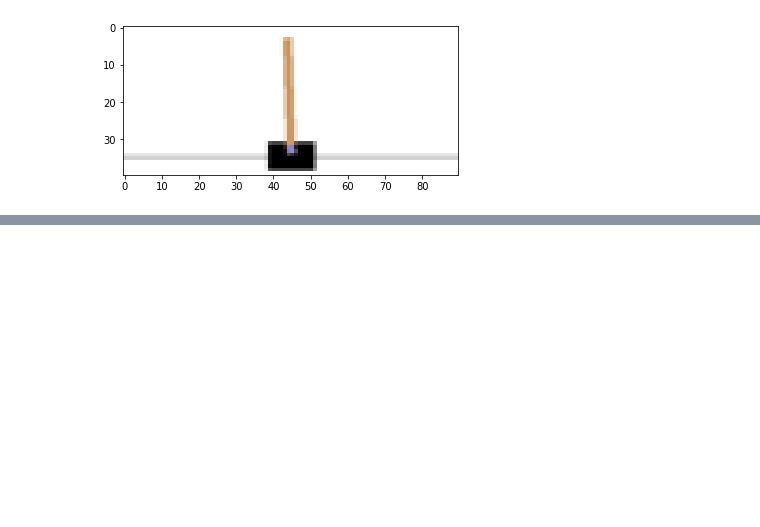
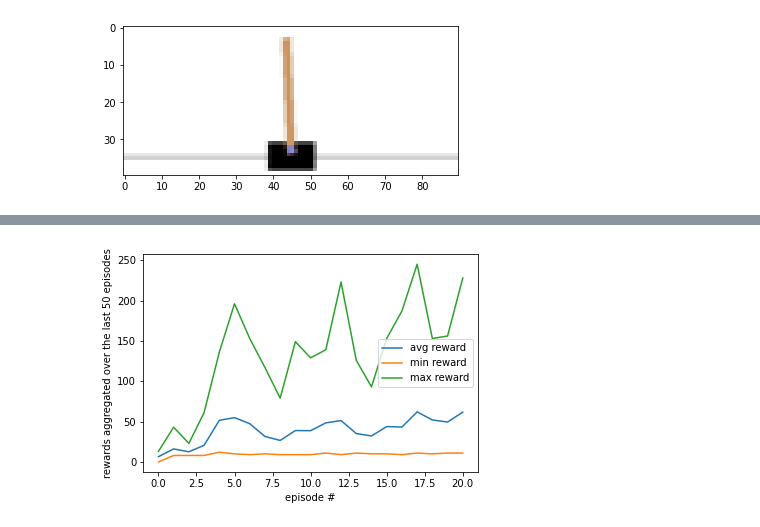
Before and after one commit to fireofearth/document, a Jupyter notebook: gym/pole-modify.ipynb, the cells around one changed output, grey strips where cells are left out. Cells and saved outputs as stored; diff of their text form; code cells hidden in the pictures; blank space fills up the shorter version.

```diff
--- a/gym/pole-modify.ipynb
+++ b/gym/pole-modify.ipynb
@@ -126,10 +136,10 @@ None
 # %% [output]
 [figure]
 # %%
-class DQN(nn.Module):
+class DQNet(nn.Module):
 
     def __init__(self, h, w, outputs):
-        super(DQN, self).__init__()
+        super(DQNet, self).__init__()
         self.conv1 = nn.Conv2d(3, 16, kernel_size=5, stride=2)
         self.bn1 = nn.BatchNorm2d(16)
         self.conv2 = nn.Conv2d(16, 32, kernel_size=5, stride=2)
@@ -148,7 +158,7 @@ class DQN(nn.Module):
 
     # Called with either one element to determine next action, or a batch
     # during optimization. Returns tensor([[left0exp,right0exp]...]).
-    def forward(self, x):
+    def forward(self, x, is_training=True):
         x = x.to(device)
         x = F.relu(self.bn1(self.conv1(x)))
         x = F.relu(self.bn2(self.conv2(x)))
@@ -369,9 +166,0 @@ Test the agent
-# %%
-env.reset()
-last_screen = get_screen()
-current_screen = get_screen()
-state = current_screen - last_screen
-plt.imshow(last_screen.cpu().squeeze(0).permute(1, 2, 0).numpy(),
-           interpolation='none')
-actions = []
-rewards  = []
@@ -441,0 +312,71 @@ tensor([1., 1., 1., 1., 1., 1., 1., 1., 1., 1., 1., 1., 1., 1., 1., 1., 1., 1.,
+# %%
+def imagedifference_train(env, config, device):
+    env.reset()
+    agent = ImageStateDQNAgent(env, config, device)
+    # Reward is 1 for every step taken, including the termination step
+    episode_rewards = [0]
+    avgs_reward = []
+    mins_reward = []
+    maxs_reward = []
+    for episode in range(1, config.episodes + 1):
+        # agent.writer.add_scalar('epsilon', agent.epsilon, episode)
+        env.reset()
+        is_done = False
+        episode_reward = 0
+        episode_losses = []
+        last_screen = agent.render(is_input=True)
+        curr_screen = agent.render(is_input=True)
+        curr_state = curr_screen - last_screen
+        while not is_done:
+            action = agent.select_action(curr_state)
+            _, reward, is_done, _ = env.step(action.item())
+            episode_reward += reward
+            last_screen = curr_screen
+            curr_screen = agent.render(is_input=True)
+            if is_done:
+                next_state = None
+            else:
+                next_state = curr_screen - last_screen
+            agent.update_replay_memory(
+                    curr_state,
+                    action,
+                    next_state,
+                    torch.tensor([reward], device=device),
+                    torch.tensor([is_done],dtype=torch.bool, device=device))
+            loss = agent.train(is_terminal_state=is_done)
+            if isinstance(loss, numbers.Number):
+                episode_losses.append(loss)
+            curr_state = next_state
+
+        episode_rewards.append(episode_reward)
+        avg_losses = sum(episode_losses) / len(episode_losses) if len(episode_losses) > 0 else 0
+        # agent.writer.add_scalar('avg_loss', avg_losses, episode)
+        if episode % config.aggregate_stats_interval == 0 or episode == 1:
+            episode_rewards = episode_rewards[-config.aggregate_stats_interval:]
+            avg_reward = sum(episode_rewards) / len(episode_rewards)
+            min_reward = min(episode_rewards)
+            max_reward = max(episode_rewards)
+            # agent.writer.add_scalar('avg_reward', avg_reward, episode)
+            # agent.writer.add_scalar('min_reward', min_reward, episode)
+            # agent.writer.add_scalar('max_reward', max_reward, episode)
+            avgs_reward.append(avg_reward)
+            mins_reward.append(min_reward)
+            maxs_reward.append(max_reward)
+            print(f"on episode {episode}; epsilon {agent.epsilon}")
+            print(f"    stats aggregated over the last {config.aggregate_stats_interval} episodes:")
+            print(f"    avg reward {avg_reward}")
+            print(f"    min reward {min_reward}")
+            print(f"    max reward {max_reward}")
+
+    plt.plot(np.arange(len(avgs_reward)), avgs_reward, label='avg reward')
+    plt.plot(np.arange(len(mins_reward)), mins_reward, label='min reward')
+    plt.plot(np.arange(len(maxs_reward)), maxs_reward, label='max reward')
+    plt.legend()
+    plt.ylabel(f"rewards aggregated over the last {config.aggregate_stats_interval} episodes")
+    plt.xlabel(f"episode #")
+    # plt.savefig(f"{agent.log_dir}/training-summary.png")
+    return agent
+
+agent = imagedifference_train(env, config, device)
+plt.show()
+# %% [output]
@@ -441,0 +400 @@ tensor([1., 1., 1., 1., 1., 1., 1., 1., 1., 1., 1., 1., 1., 1., 1., 1., 1., 1.,
+[figure, added]
```
Also changed, not shown: parts of 20 cells of this notebook, 11 other files.
